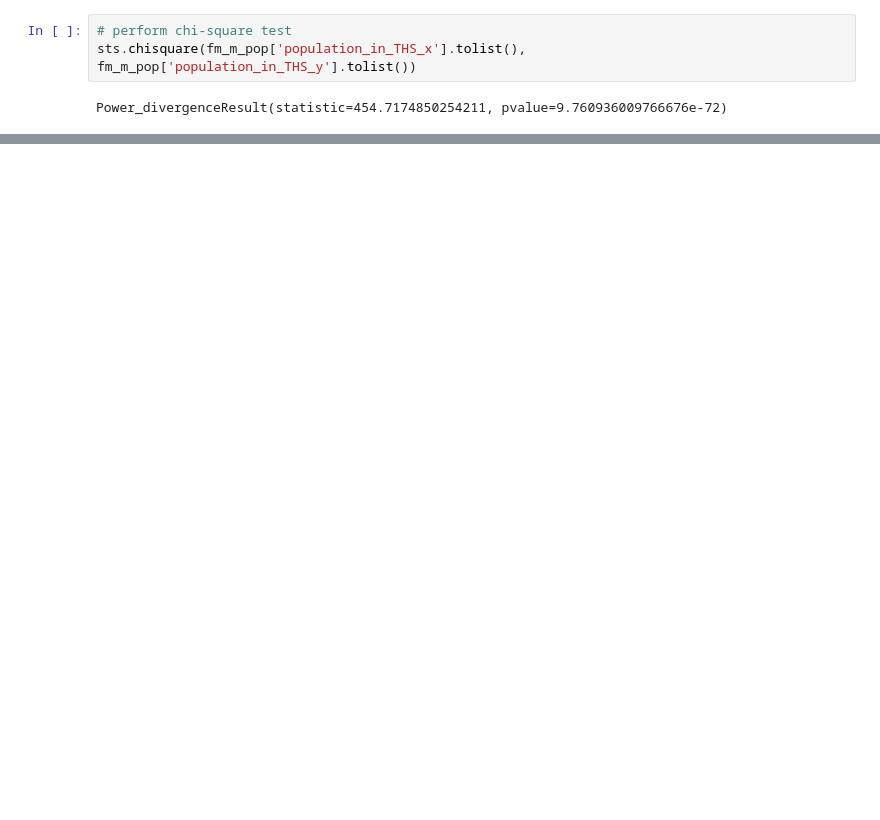
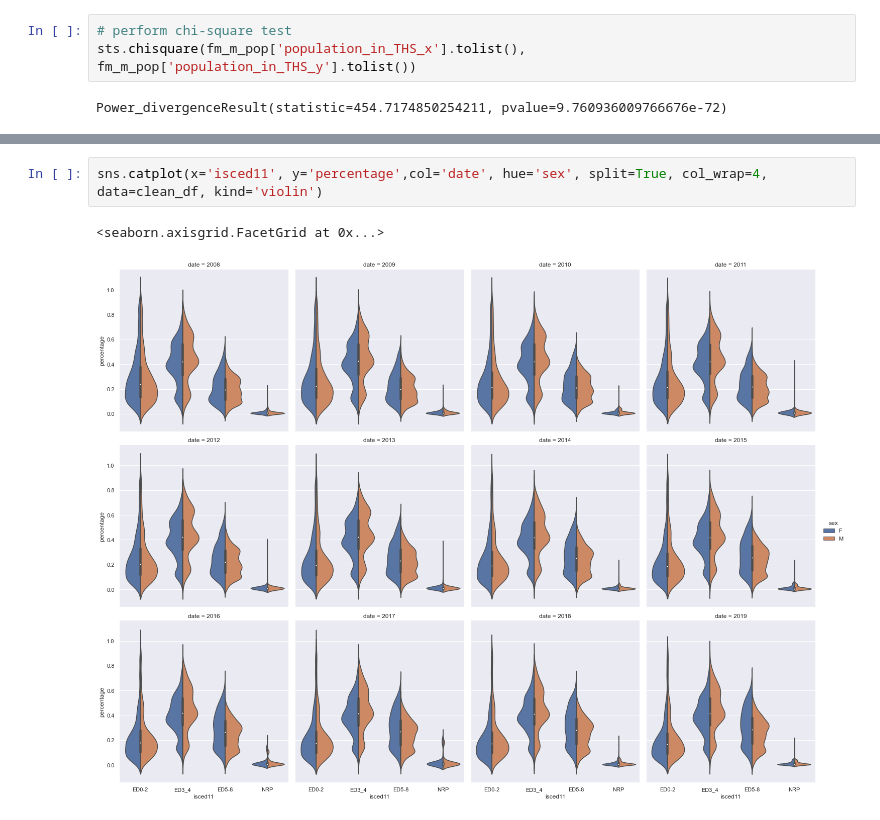
Before and after one commit to ywu223/Capstone1_Compsognathus, a Jupyter notebook: Project_1_LingLv.ipynb, the cells around one changed output, grey strips where cells are left out. Cells and saved outputs as stored; diff of their text form; blank space fills up the shorter version.

```diff
--- a/Project_1_LingLv.ipynb
+++ b/Project_1_LingLv.ipynb
@@ -370,0 +364,5 @@ m_pop = clean_df[(clean_df['sex']=='M')]
+# %%
+sns.catplot(x='isced11', y='percentage',col='date', hue='sex', split=True, col_wrap=4, data=clean_df, kind='violin')
+# %% [output]
+<seaborn.axisgrid.FacetGrid at 0x...>
+[figure, added]
```
Also changed, not shown: parts of 31 cells of this notebook.
